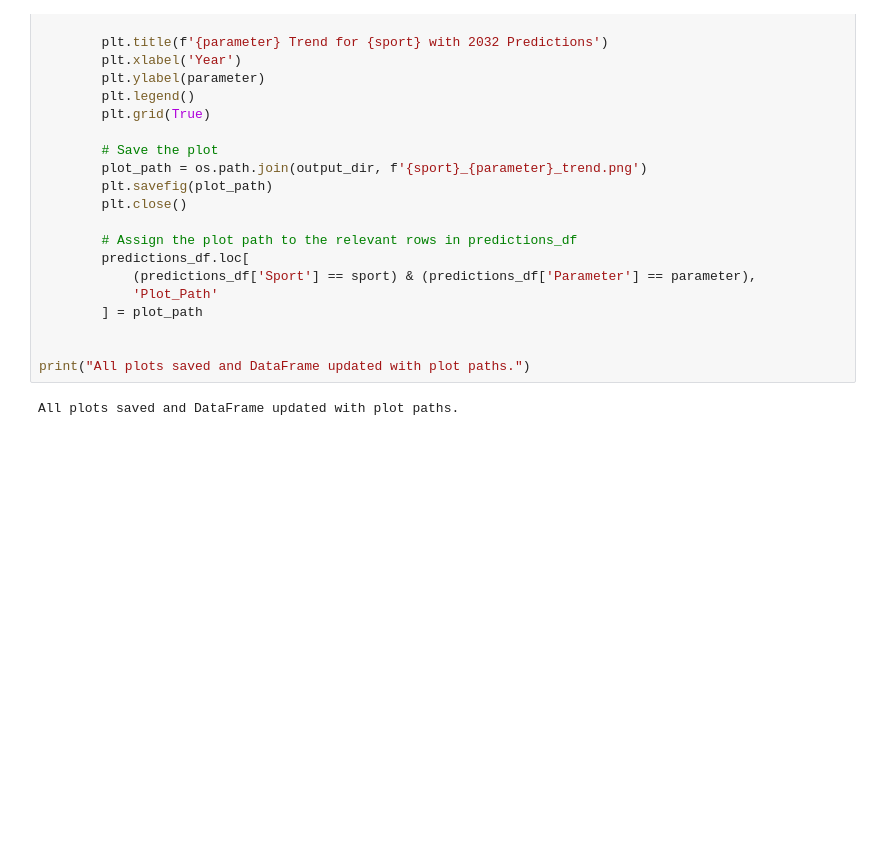
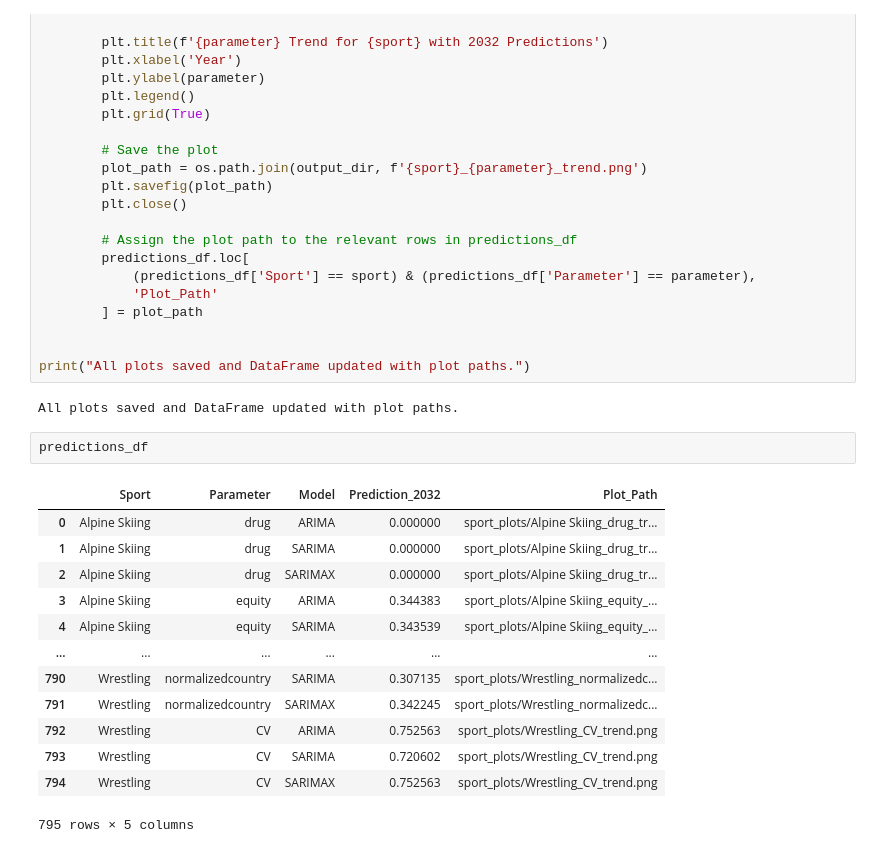
Before and after one commit to tameszaza/math_model2, a Jupyter notebook: combineall.ipynb, the cells around one changed output. Drawn from its saved outputs; the diff is of its cells as text; blank space fills up the shorter version.

```diff
--- a/combineall.ipynb
+++ b/combineall.ipynb
@@ -431,3 +431,19 @@ for sport in predictions_df['Sport'].unique():
 print("All plots saved and DataFrame updated with plot paths.")
 # %% [output]
 All plots saved and DataFrame updated with plot paths.
+# %%
+predictions_df
+# %% [output]
+|  | Sport | Parameter | Model | Prediction_2032 | Plot_Path |
+| 0 | Alpine Skiing | drug | ARIMA | 0.000000 | sport_plots/Alpine Skiing_drug_tr... |
+| 1 | Alpine Skiing | drug | SARIMA | 0.000000 | sport_plots/Alpine Skiing_drug_tr... |
+| 2 | Alpine Skiing | drug | SARIMAX | 0.000000 | sport_plots/Alpine Skiing_drug_tr... |
+| 3 | Alpine Skiing | equity | ARIMA | 0.344383 | sport_plots/Alpine Skiing_equity_... |
+| 4 | Alpine Skiing | equity | SARIMA | 0.343539 | sport_plots/Alpine Skiing_equity_... |
+| ... | ... | ... | ... | ... | ... |
+| 790 | Wrestling | normalizedcountry | SARIMA | 0.307135 | sport_plots/Wrestling_normalizedc... |
+| 791 | Wrestling | normalizedcountry | SARIMAX | 0.342245 | sport_plots/Wrestling_normalizedc... |
+| 792 | Wrestling | CV | ARIMA | 0.752563 | sport_plots/Wrestling_CV_trend.png |
+| 793 | Wrestling | CV | SARIMA | 0.720602 | sport_plots/Wrestling_CV_trend.png |
+| 794 | Wrestling | CV | SARIMAX | 0.752563 | sport_plots/Wrestling_CV_trend.png |
+795 rows × 5 columns
```
Also changed, not shown: 25 other files.
